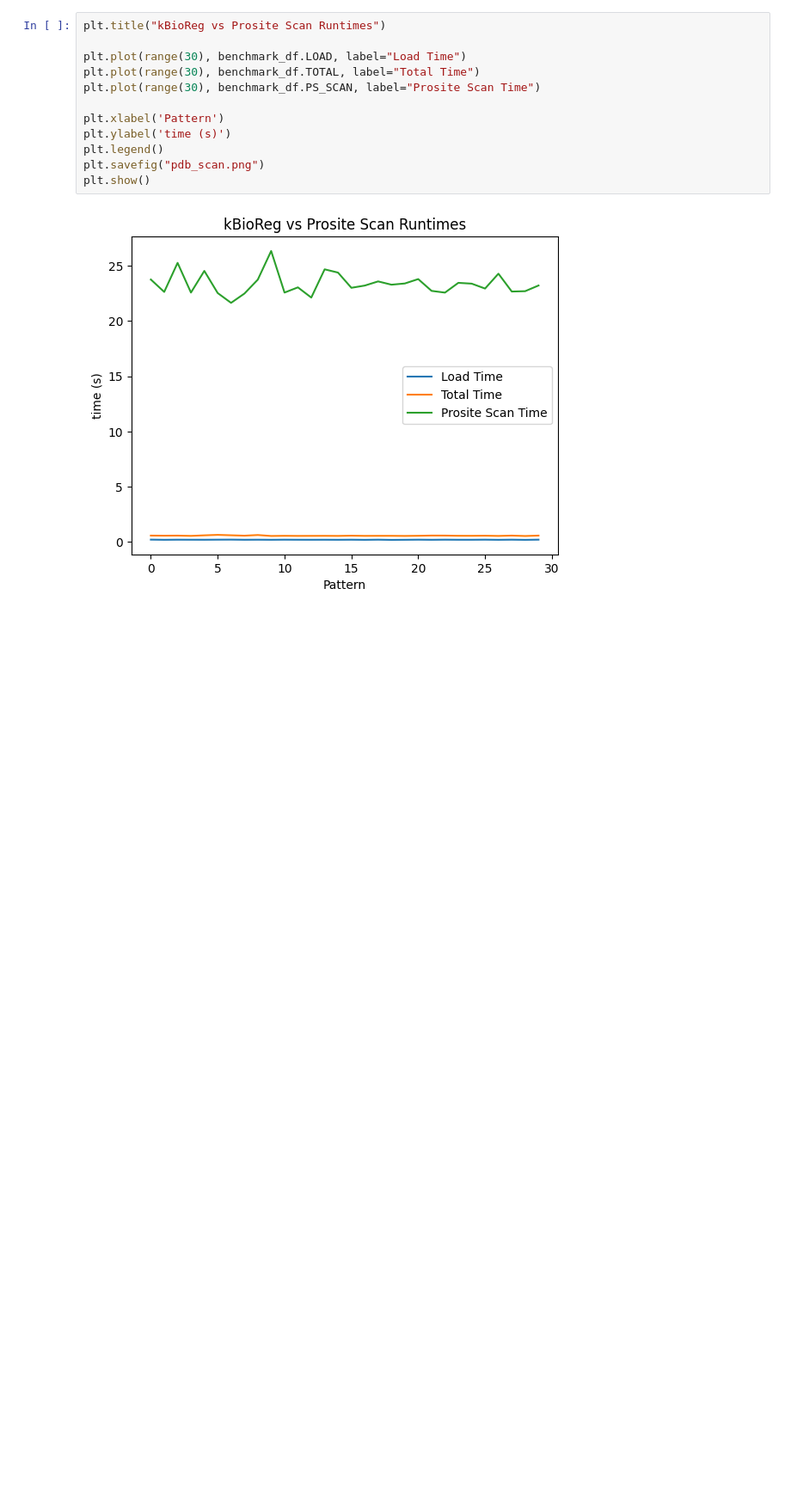
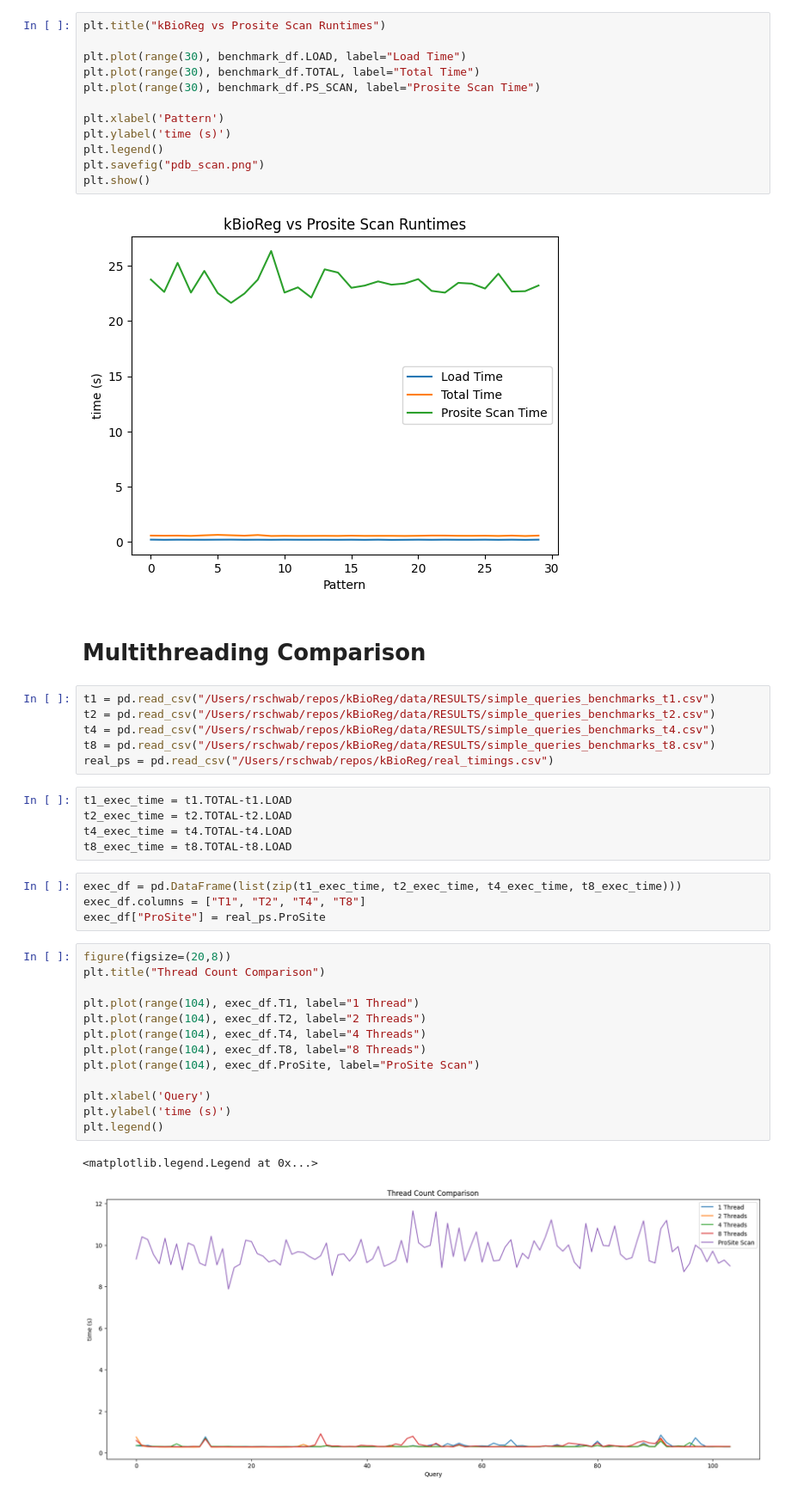
Before and after one commit to remyschwab/TetRex, a Jupyter notebook: utils/visualization_eval.ipynb, the cells around one changed output. Shown: that part at 86% size. Cells and saved outputs as stored; diff of their text form; blank space fills up the shorter version.

```diff
--- a/utils/visualization_eval.ipynb
+++ b/utils/visualization_eval.ipynb
@@ -83,3 +24,36 @@ plt.savefig("pdb_scan.png")
 plt.show()
 # %% [output]
 [figure]
+# %% [markdown]
+# Multithreading Comparison
+# %%
+t1 = pd.read_csv("/Users/rschwab/repos/kBioReg/data/RESULTS/simple_queries_benchmarks_t1.csv")
+t2 = pd.read_csv("/Users/rschwab/repos/kBioReg/data/RESULTS/simple_queries_benchmarks_t2.csv")
+t4 = pd.read_csv("/Users/rschwab/repos/kBioReg/data/RESULTS/simple_queries_benchmarks_t4.csv")
+t8 = pd.read_csv("/Users/rschwab/repos/kBioReg/data/RESULTS/simple_queries_benchmarks_t8.csv")
+real_ps = pd.read_csv("/Users/rschwab/repos/kBioReg/real_timings.csv")
+# %%
+t1_exec_time = t1.TOTAL-t1.LOAD
+t2_exec_time = t2.TOTAL-t2.LOAD
+t4_exec_time = t4.TOTAL-t4.LOAD
+t8_exec_time = t8.TOTAL-t8.LOAD
+# %%
+exec_df = pd.DataFrame(list(zip(t1_exec_time, t2_exec_time, t4_exec_time, t8_exec_time)))
+exec_df.columns = ["T1", "T2", "T4", "T8"]
+exec_df["ProSite"] = real_ps.ProSite
+# %%
+figure(figsize=(20,8))
+plt.title("Thread Count Comparison")
+
+plt.plot(range(104), exec_df.T1, label="1 Thread")
+plt.plot(range(104), exec_df.T2, label="2 Threads")
+plt.plot(range(104), exec_df.T4, label="4 Threads")
+plt.plot(range(104), exec_df.T8, label="8 Threads")
+plt.plot(range(104), exec_df.ProSite, label="ProSite Scan")
+
+plt.xlabel('Query')
+plt.ylabel('time (s)')
+plt.legend()
+# %% [output]
+<matplotlib.legend.Legend at 0x...>
+[figure, added]
```
Also changed, not shown: parts of 12 cells of this notebook, 3 other files.
